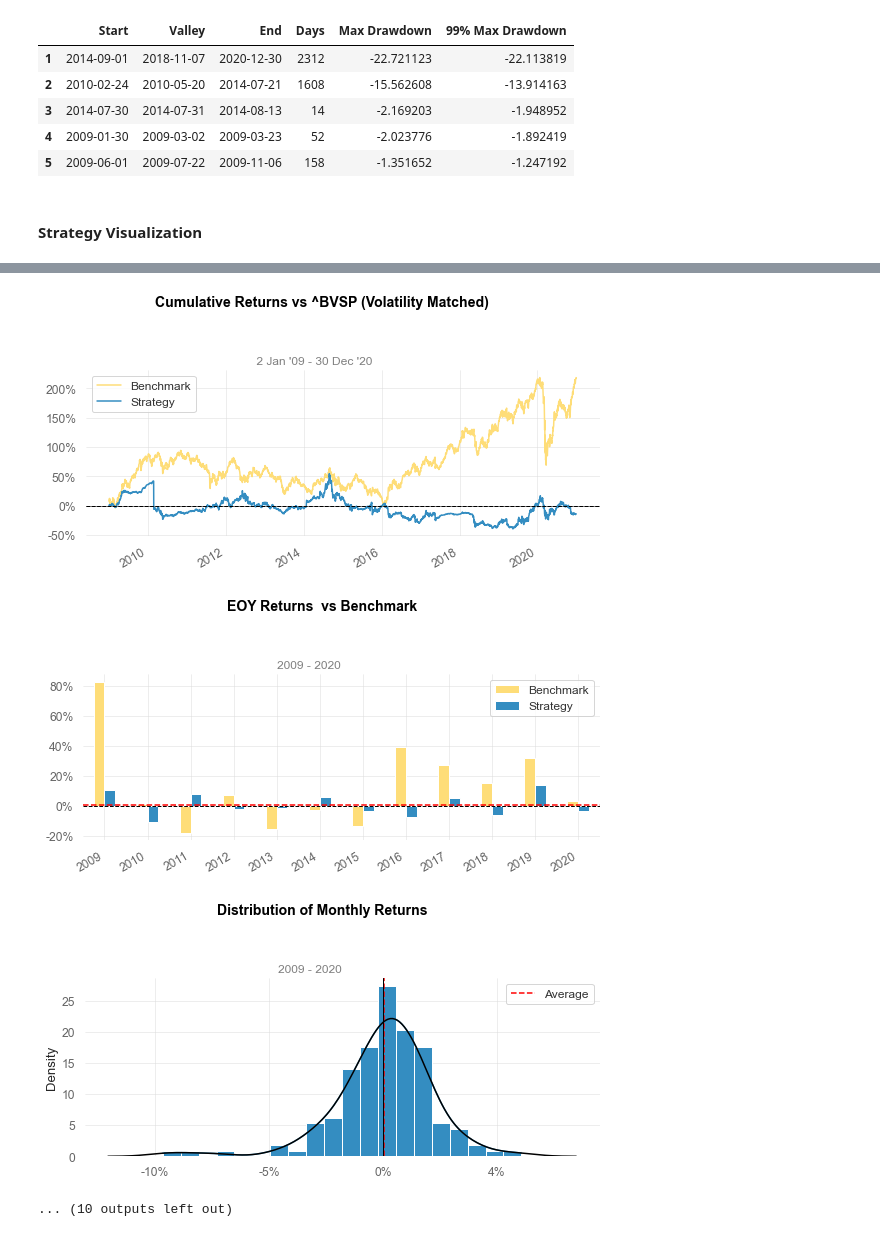
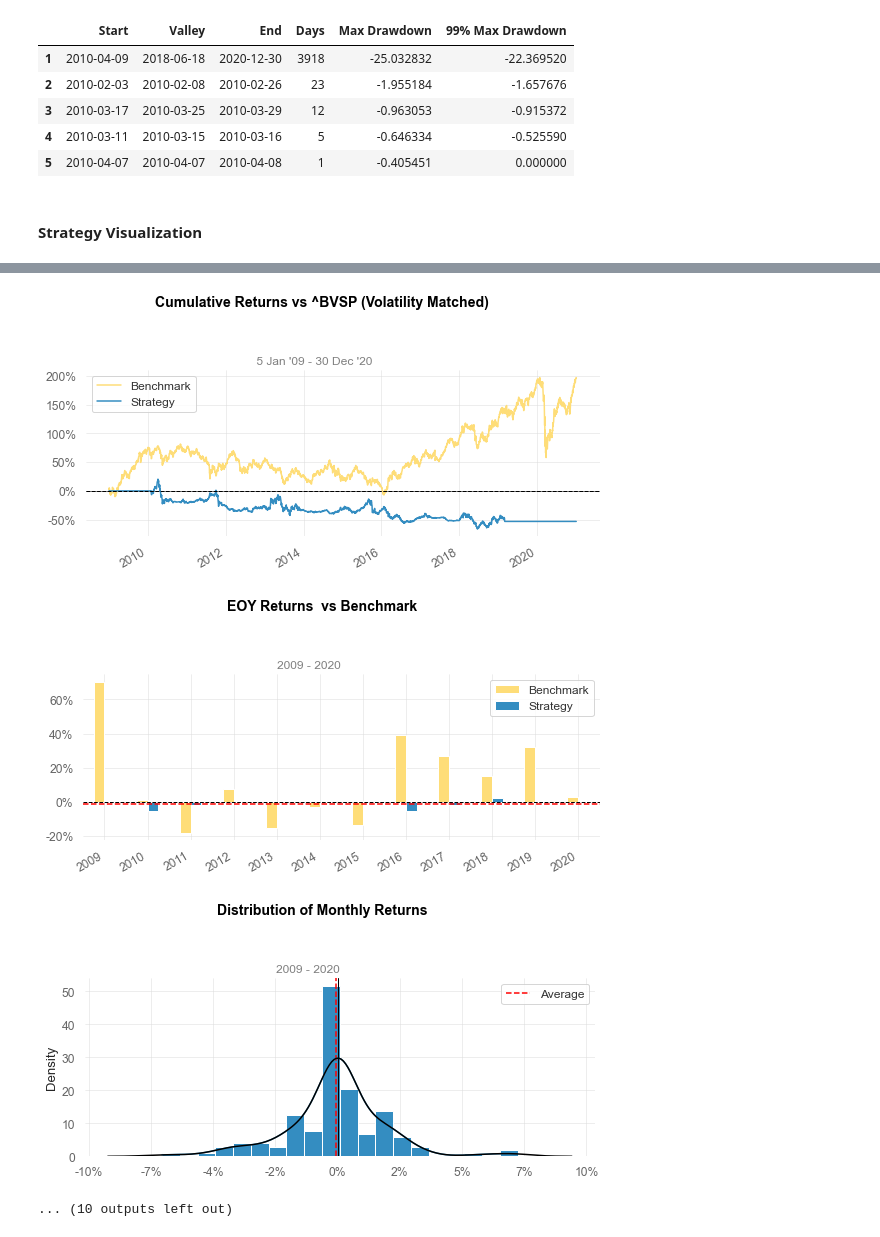
Before and after one commit to Lucas-Ed/Desafio-Ita-Quantamental-Team-Alpha, a Jupyter notebook: backtest.ipynb, the cells around one changed output, grey strips where cells are left out. Cells and saved outputs as stored; diff of their text form; code cells hidden in the pictures.

Commit message:
strategy lasst version

```diff
--- a/backtest.ipynb
+++ b/backtest.ipynb
@@ -14,8 +0,0 @@ for file in files:
-# %%
-path = 'merged data'
-files = os.listdir(path)
-for file in files:
-    df = pd.read_csv(path+'//'+file, index_col='Date', parse_dates=True)
-    for col in df.columns:
-        df[col] = df[col].astype(str).str.replace(',', '').astype(float)
-    df.to_csv(path+'//'+file, index=True, sep=',')
@@ -101,6 +32,8 @@ import pandas as pd
 import datetime as dt
 
 from stochastic_diff_equations import gBm
+
+import math
 
 
 class GenericCSVData(bt.feeds.GenericCSVData):
@@ -151,8 +84,8 @@ class momentumStrat(bt.Strategy):
         enableLog=True,
         gBmSize=2**8+1,
         rebal_monthday=1,
-        stocks_in_portfolio=8,
-        first_filter='d.roa',
+        stocks_in_portfolio=5,
+        first_filter='d.roe',
         second_filter='d.ebit_ev',
         long_only=False)
         #filtros disponiveis: roa, roic, roe, ebit_ev
@@ -175,9 +108,6 @@ class momentumStrat(bt.Strategy):
             monthdays=[self.p.rebal_monthday],
             monthcarry=True  # if a day isn't there, execute on the next
         )
-
-
-
 
     def notify_order(self, order):
         if order.status in [order.Submitted, order.Accepted]:
@@ -221,15 +151,23 @@ class momentumStrat(bt.Strategy):
             dt = dt or self.datas[0].datetime.date(0)
             print('%s, %s' % (dt.isoformat(), txt))
 
-
     def notify_timer(self, timer, when, *args, **kwargs):
-        if  self.order:
+        if  self.order or len(self)<=self.p.gBmSize:
             return
+        #if self.datetime.datetime(0) >= dt.datetime.strptime('2018-03-01', format='%Y-%m-%d'):
+        #    set_trace()
 
         #creating the formula for the current period
-        first_rank = {d._name:eval(self.p.first_filter)[0] for d in self.datas}
-        second_rank = {d._name:eval(self.p.second_filter)[0] for d in self.datas}
+        first_rank = {d._name:eval(self.p.first_filter)[0] for d in self.datas \
+            if not math.isnan(eval(self.p.first_filter)[0]) and d.close.get(0, self.p.gBmSize)}
 
+        second_rank = {d._name:eval(self.p.second_filter)[0] for d in self.datas \
+            if not math.isnan(eval(self.p.second_filter)[0]) and d.close.get(0, self.p.gBmSize)}
+
+
+        #check if there are values
+        if not bool(first_rank) or not bool(second_rank):
+            return
 
         first_rank = pd.DataFrame(first_rank, index=['first_filter']).T
         second_rank = pd.DataFrame(second_rank, index=['second_filter']).T
@@ -238,7 +176,7 @@ class momentumStrat(bt.Strategy):
         #index | first_filter | second_filter
         #  A   |       a00    |      a01
         #  B   |       a10    |      a11
-
+        magic_formula.dropna(inplace=True)
         magic_formula['first_filter_rank'] = magic_formula['first_filter'].rank(ascending=False, method='first')
         magic_formula['second_filter_rank'] = magic_formula['second_filter'].rank(ascending=False, method='first')
         magic_formula['MAGIC_FORMULA_rank'] = magic_formula['first_filter_rank']+magic_formula['second_filter_rank']
@@ -292,8 +230,11 @@ class momentumStrat(bt.Strategy):
 
 
     def stop(self):
-        self.log('Ending Value %.2f' %
-                 (self.broker.getvalue()), doprint=True)
+        line1 = 'long_only - {} /---/ stocks_in_portfolio - {} /---/ '.format(self.p.long_only, self.p.stocks_in_portfolio)
+        line2 = 'first_filter - {} /---/ second_filter - {}'.format(self.p.first_filter, self.p.second_filter)
+        line3 = '\nEnding Value: {}'.format(self.broker.getvalue())
+        msg  =  line1+line2+line3
+        self.log(msg, doprint=True)
 
 
 def runStrat(start, end):
@@ -312,9 +253,9 @@ def runStrat(start, end):
     start=dt.datetime.strptime(start, '%Y-%m-%d')
     end=dt.datetime.strptime(end, '%Y-%m-%d')
 
-    files = os.listdir('fake_data')
+    files = os.listdir('merged data')
     for file in files:
-        datapath = 'fake_data//'+file
+        datapath = 'merged data//'+file
         data = GenericCSVData(
             dataname=datapath,
             fromdate=start,
@@ -384,7 +325,9 @@ def qs_analyze_strat(results):
     print('Average Loss Holding: {}'.format(average_loss_holding))
 
 if __name__=='__main__':
-    live = '2020-06-01'
-    r = runStrat('2009-01-01', '2020-12-31')
+    live = '2018-01-01'
+    #'2018-03-01'
+    #'2009-01-01'
+    r = runStrat('2009-01-03', '2020-12-31')
     qs_analyze_strat(r)
 # %% [output]
@@ -426,9 +369,9 @@ Alpha                      -0.0        -
 None
 5 Worst Drawdowns
 |  | Start | Valley | End | Days | Max Drawdown | 99% Max Drawdown |
-| 1 | 2014-09-01 | 2018-11-07 | 2020-12-30 | 2312 | -22.721123 | -22.113819 |
-| 2 | 2010-02-24 | 2010-05-20 | 2014-07-21 | 1608 | -15.562608 | -13.914163 |
-| 3 | 2014-07-30 | 2014-07-31 | 2014-08-13 | 14 | -2.169203 | -1.948952 |
-| 4 | 2009-01-30 | 2009-03-02 | 2009-03-23 | 52 | -2.023776 | -1.892419 |
-| 5 | 2009-06-01 | 2009-07-22 | 2009-11-06 | 158 | -1.351652 | -1.247192 |
+| 1 | 2010-04-09 | 2018-06-18 | 2020-12-30 | 3918 | -25.032832 | -22.369520 |
+| 2 | 2010-02-03 | 2010-02-08 | 2010-02-26 | 23 | -1.955184 | -1.657676 |
+| 3 | 2010-03-17 | 2010-03-25 | 2010-03-29 | 12 | -0.963053 | -0.915372 |
+| 4 | 2010-03-11 | 2010-03-15 | 2010-03-16 | 5 | -0.646334 | -0.525590 |
+| 5 | 2010-04-07 | 2010-04-07 | 2010-04-08 | 1 | -0.405451 | 0.000000 |
 Strategy Visualization
@@ -437,4 +380,4 @@ Strategy Visualization
-[figure, old version]
+[figure, new version]
-[figure, old version]
+[figure, new version]
-[figure, old version]
+[figure, new version]
 ... (10 outputs left out)
```
Also changed, not shown: parts of 4 cells of this notebook.
